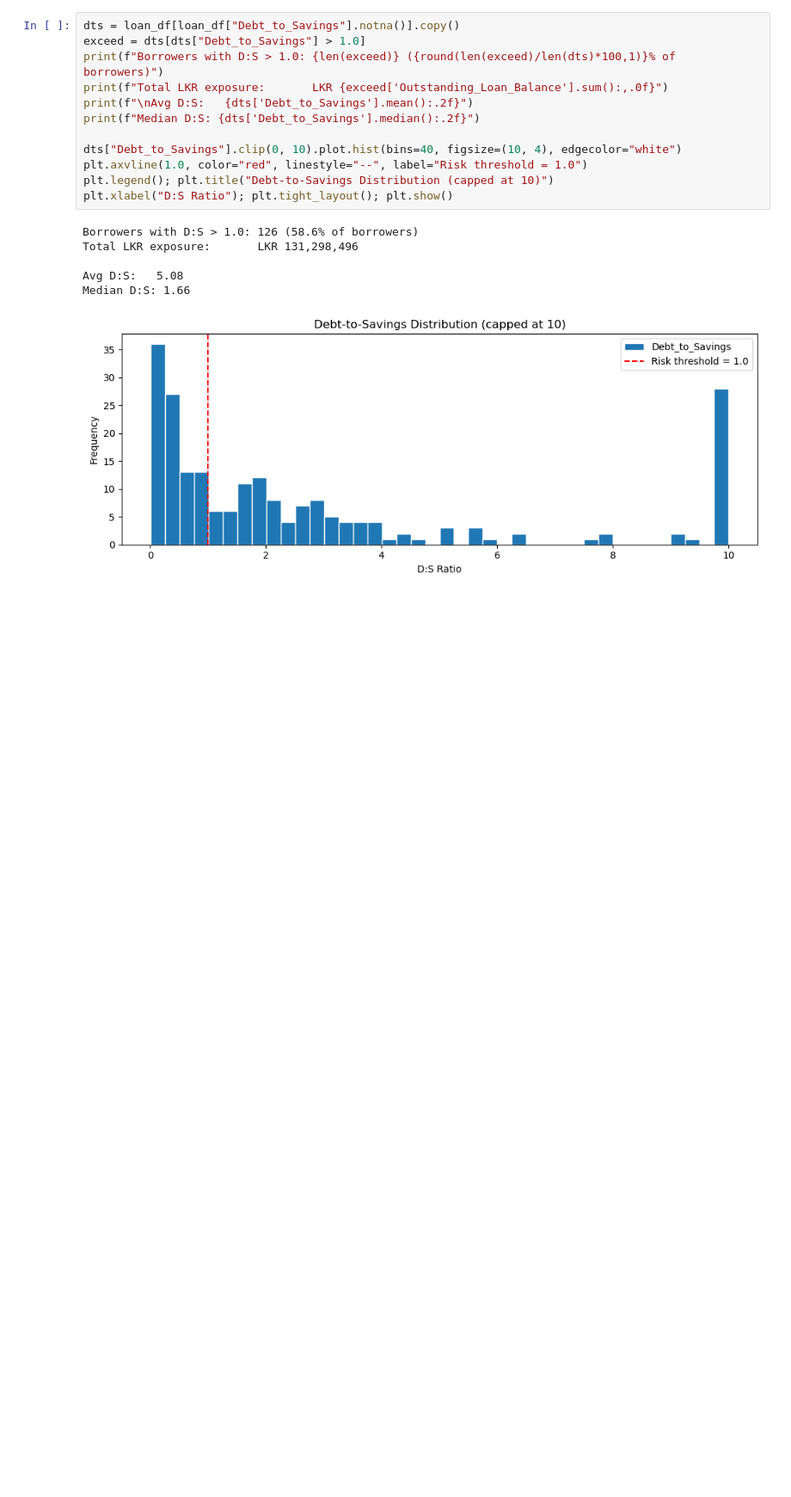
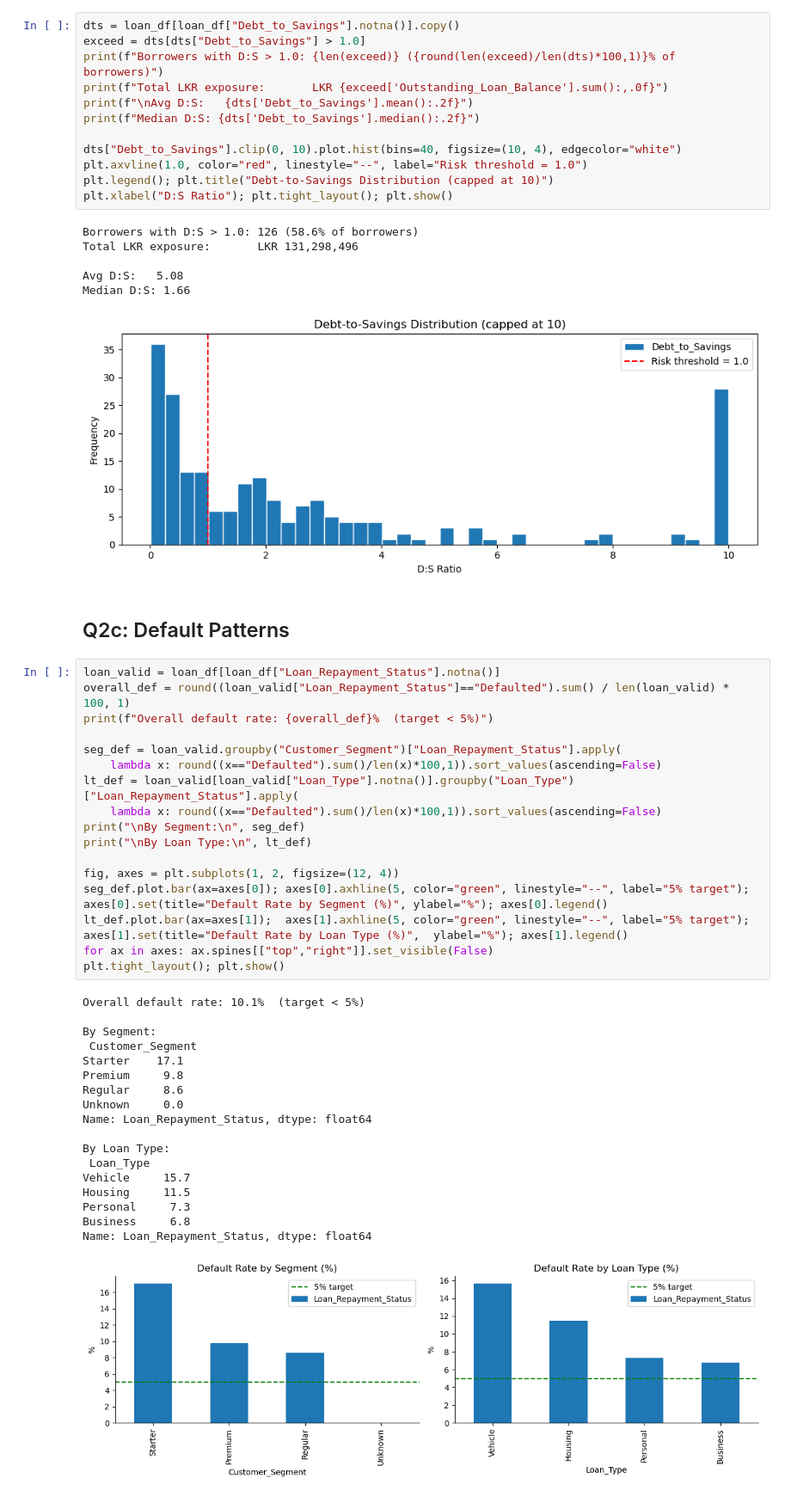
Before and after one commit to senara20240943-droid/Dialog-Fintec, a Jupyter notebook: Assessment questions.ipynb, the cells around one changed output. Shown at 86% size. Drawn from its saved outputs; the diff is of its cells as text; blank space fills up the shorter version.

Commit message:
find patterns question 02

```diff
--- a/Assessment questions.ipynb
+++ b/Assessment questions.ipynb
@@ -179,3 +181,41 @@ Total LKR exposure:       LKR 131,298,496
 Avg D:S:   5.08
 Median D:S: 1.66
 [figure]
+# %% [markdown]
+## Q2c: Default Patterns
+# %%
+loan_valid = loan_df[loan_df["Loan_Repayment_Status"].notna()]
+overall_def = round((loan_valid["Loan_Repayment_Status"]=="Defaulted").sum() / len(loan_valid) * 100, 1)
+print(f"Overall default rate: {overall_def}%  (target < 5%)")
+
+seg_def = loan_valid.groupby("Customer_Segment")["Loan_Repayment_Status"].apply(
+    lambda x: round((x=="Defaulted").sum()/len(x)*100,1)).sort_values(ascending=False)
+lt_def = loan_valid[loan_valid["Loan_Type"].notna()].groupby("Loan_Type")["Loan_Repayment_Status"].apply(
+    lambda x: round((x=="Defaulted").sum()/len(x)*100,1)).sort_values(ascending=False)
+print("\nBy Segment:\n", seg_def)
+print("\nBy Loan Type:\n", lt_def)
+
+fig, axes = plt.subplots(1, 2, figsize=(12, 4))
+seg_def.plot.bar(ax=axes[0]); axes[0].axhline(5, color="green", linestyle="--", label="5% target"); axes[0].set(title="Default Rate by Segment (%)", ylabel="%"); axes[0].legend()
+lt_def.plot.bar(ax=axes[1]);  axes[1].axhline(5, color="green", linestyle="--", label="5% target"); axes[1].set(title="Default Rate by Loan Type (%)",  ylabel="%"); axes[1].legend()
+for ax in axes: ax.spines[["top","right"]].set_visible(False)
+plt.tight_layout(); plt.show()
+# %% [output]
+Overall default rate: 10.1%  (target < 5%)
+
+By Segment:
+ Customer_Segment
+Starter    17.1
+Premium     9.8
+Regular     8.6
+Unknown     0.0
+Name: Loan_Repayment_Status, dtype: float64
+
+By Loan Type:
+ Loan_Type
+Vehicle     15.7
+Housing     11.5
+Personal     7.3
+Business     6.8
+Name: Loan_Repayment_Status, dtype: float64
+[figure, added]
```
Also changed, not shown: parts of 1 cell of this notebook.
